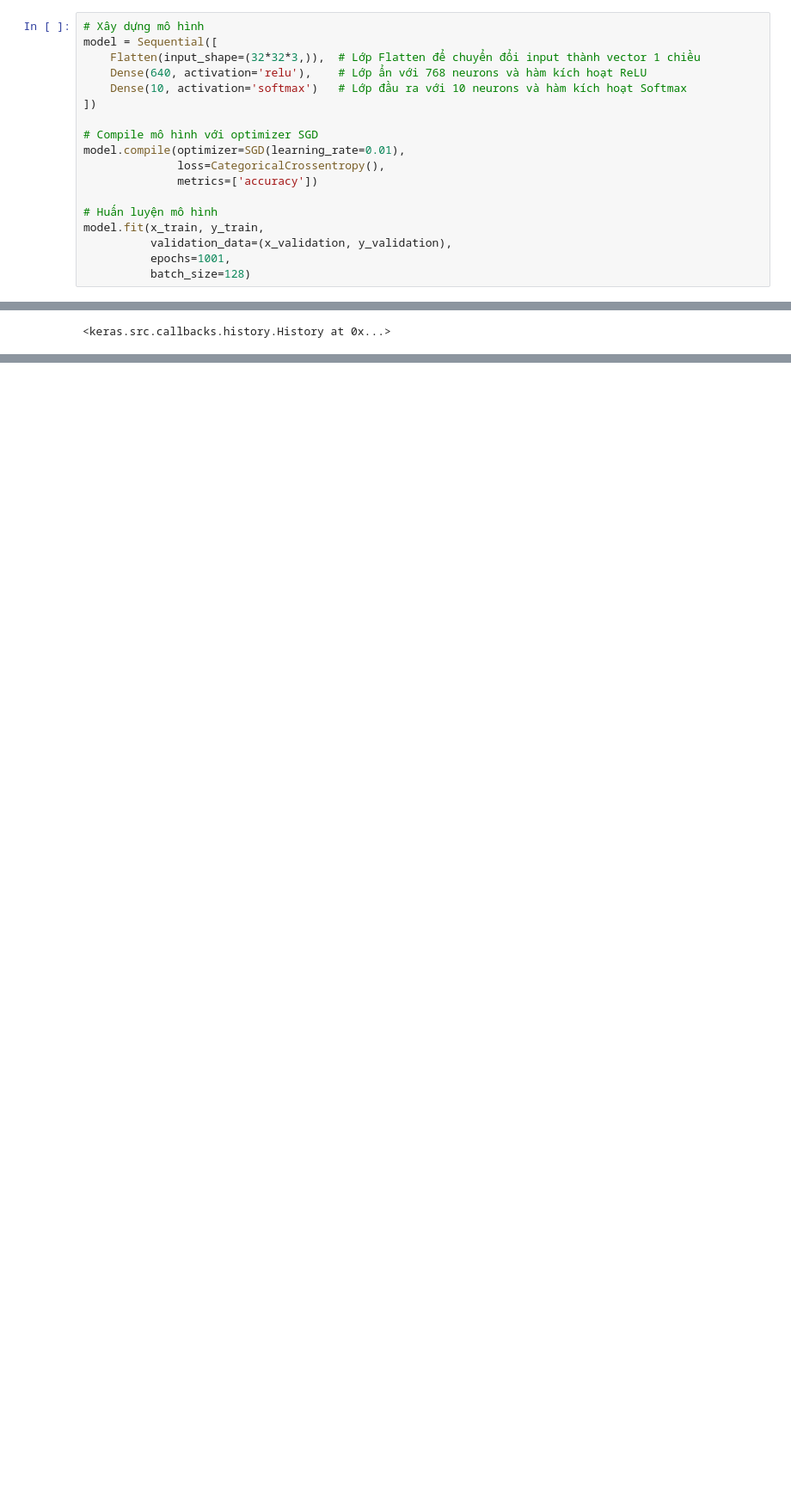
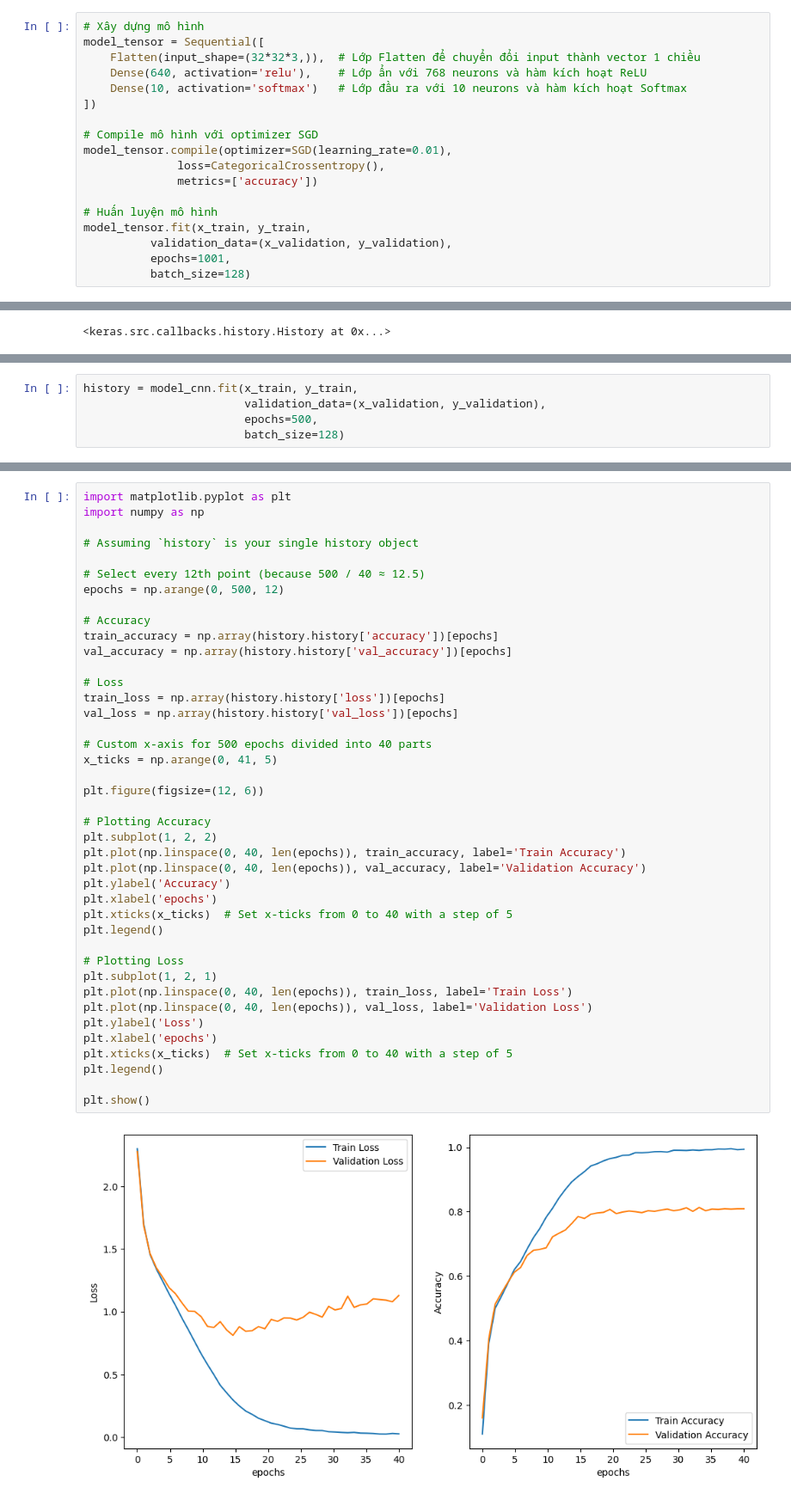
Before and after one commit to negative318/Neural-Network-From-Scratch, a Jupyter notebook: test_tensorflow.ipynb, the cells around one changed output, grey strips where cells are left out. Shown at 86% size. Drawn from its saved outputs; the diff is of its cells as text; blank space fills up the shorter version.

```diff
--- a/test_tensorflow.ipynb
+++ b/test_tensorflow.ipynb
@@ -98,18 +101,18 @@ KeyboardInterrupt:
 # %%
 # Xây dựng mô hình
-model = Sequential([
+model_tensor = Sequential([
     Flatten(input_shape=(32*32*3,)),  # Lớp Flatten để chuyển đổi input thành vector 1 chiều
     Dense(640, activation='relu'),    # Lớp ẩn với 768 neurons và hàm kích hoạt ReLU
     Dense(10, activation='softmax')   # Lớp đầu ra với 10 neurons và hàm kích hoạt Softmax
 ])
 
 # Compile mô hình với optimizer SGD
-model.compile(optimizer=SGD(learning_rate=0.01),
+model_tensor.compile(optimizer=SGD(learning_rate=0.01),
               loss=CategoricalCrossentropy(),
               metrics=['accuracy'])
 
 # Huấn luyện mô hình
-model.fit(x_train, y_train,
+model_tensor.fit(x_train, y_train,
           validation_data=(x_validation, y_validation),
           epochs=1001,
           batch_size=128)
@@ -296,0 +325,5 @@ Epoch 801: loss = 0.7780, accuracy = 0.8039, val_loss = 1.2272, val_accuracy = 0
+# %%
+history = model_cnn.fit(x_train, y_train,
+                        validation_data=(x_validation, y_validation),
+                        epochs=500,
+                        batch_size=128)
@@ -296,0 +348,43 @@ Epoch 801: loss = 0.7780, accuracy = 0.8039, val_loss = 1.2272, val_accuracy = 0
+# %%
+import matplotlib.pyplot as plt
+import numpy as np
+
+# Assuming `history` is your single history object
+
+# Select every 12th point (because 500 / 40 ≈ 12.5)
+epochs = np.arange(0, 500, 12)
+
+# Accuracy
+train_accuracy = np.array(history.history['accuracy'])[epochs]
+val_accuracy = np.array(history.history['val_accuracy'])[epochs]
+
+# Loss
+train_loss = np.array(history.history['loss'])[epochs]
+val_loss = np.array(history.history['val_loss'])[epochs]
+
+# Custom x-axis for 500 epochs divided into 40 parts
+x_ticks = np.arange(0, 41, 5)
+
+plt.figure(figsize=(12, 6))
+
+# Plotting Accuracy
+plt.subplot(1, 2, 2)
+plt.plot(np.linspace(0, 40, len(epochs)), train_accuracy, label='Train Accuracy')
+plt.plot(np.linspace(0, 40, len(epochs)), val_accuracy, label='Validation Accuracy')
+plt.ylabel('Accuracy')
+plt.xlabel('epochs')
+plt.xticks(x_ticks)  # Set x-ticks from 0 to 40 with a step of 5
+plt.legend()
+
+# Plotting Loss
+plt.subplot(1, 2, 1)
+plt.plot(np.linspace(0, 40, len(epochs)), train_loss, label='Train Loss')
+plt.plot(np.linspace(0, 40, len(epochs)), val_loss, label='Validation Loss')
+plt.ylabel('Loss')
+plt.xlabel('epochs')
+plt.xticks(x_ticks)  # Set x-ticks from 0 to 40 with a step of 5
+plt.legend()
+
+plt.show()
+# %% [output]
+[figure, added]
```
Also changed, not shown: parts of 6 cells of this notebook, 4 other files.
